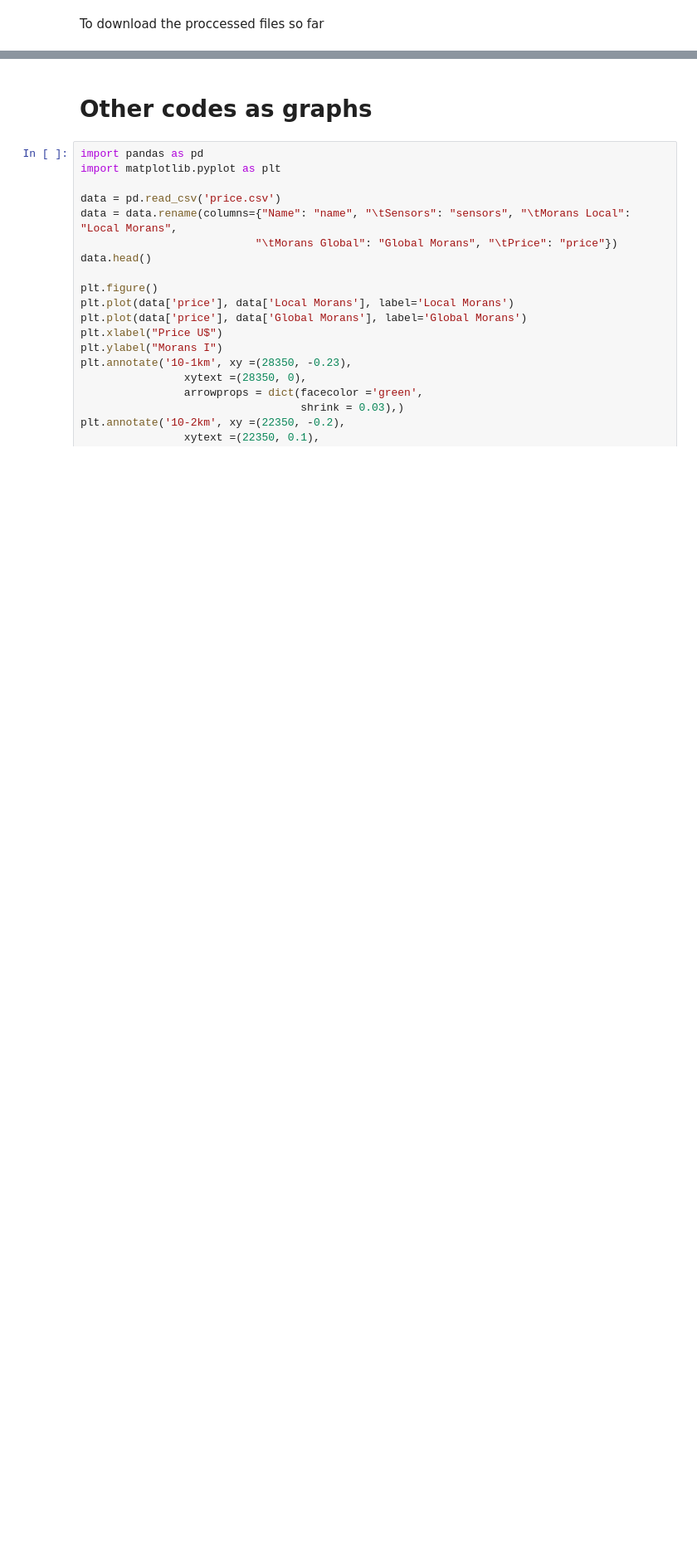
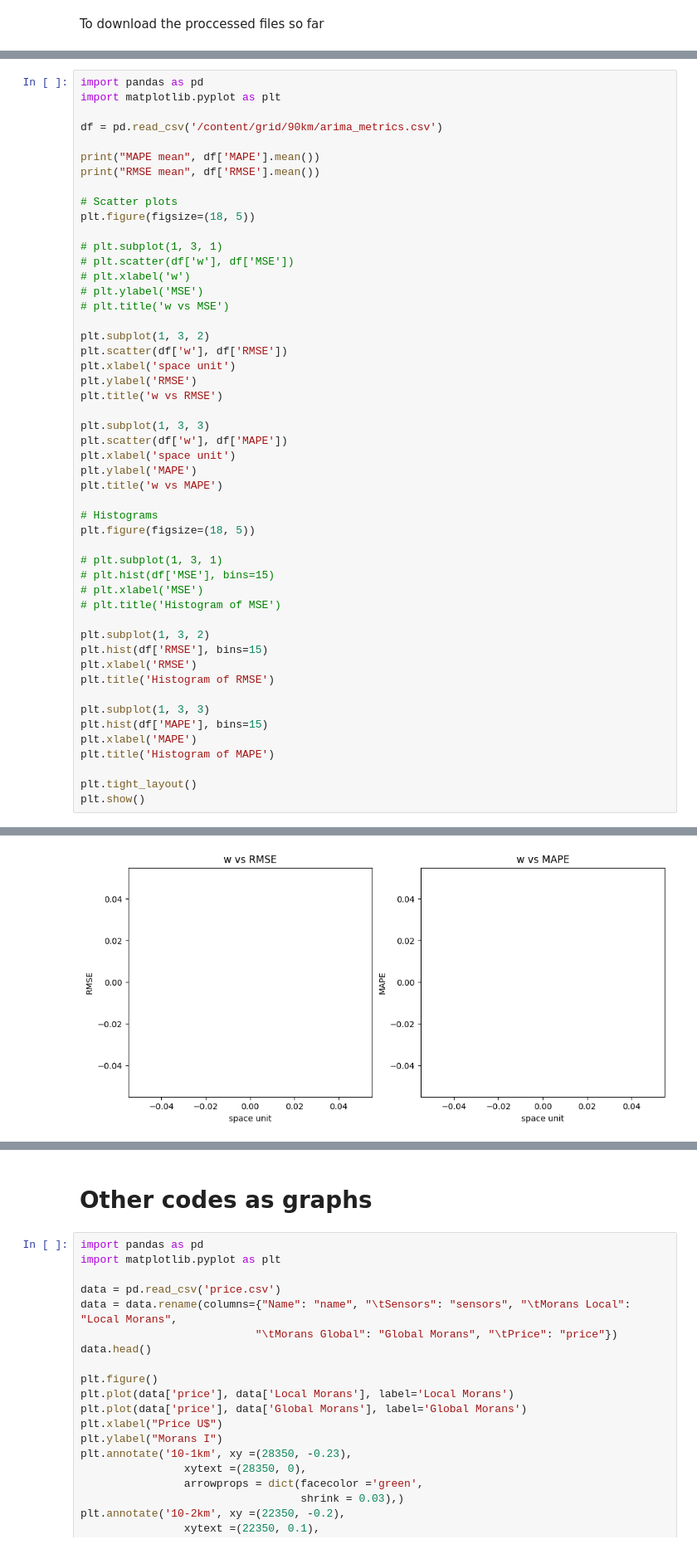
Before and after one commit to Leonild/TimeSeriesDataAnalysis, a Jupyter notebook: [PhD]TimeSeries.ipynb, the cells around one changed output, grey strips where cells are left out. Shown at 83% size. Cells and saved outputs as stored; diff of their text form; blank space fills up the shorter version.

```diff
--- a/[PhD]TimeSeries.ipynb
+++ b/[PhD]TimeSeries.ipynb
@@ -555,0 +845,51 @@ To download the proccessed files so far
+# %%
+import pandas as pd
+import matplotlib.pyplot as plt
+
+df = pd.read_csv('/content/grid/90km/arima_metrics.csv')
+
+print("MAPE mean", df['MAPE'].mean())
+print("RMSE mean", df['RMSE'].mean())
+
+# Scatter plots
+plt.figure(figsize=(18, 5))
+
+# plt.subplot(1, 3, 1)
+# plt.scatter(df['w'], df['MSE'])
+# plt.xlabel('w')
+# plt.ylabel('MSE')
+# plt.title('w vs MSE')
+
+plt.subplot(1, 3, 2)
+plt.scatter(df['w'], df['RMSE'])
+plt.xlabel('space unit')
+plt.ylabel('RMSE')
+plt.title('w vs RMSE')
+
+plt.subplot(1, 3, 3)
+plt.scatter(df['w'], df['MAPE'])
+plt.xlabel('space unit')
+plt.ylabel('MAPE')
+plt.title('w vs MAPE')
+
+# Histograms
+plt.figure(figsize=(18, 5))
+
+# plt.subplot(1, 3, 1)
+# plt.hist(df['MSE'], bins=15)
+# plt.xlabel('MSE')
+# plt.title('Histogram of MSE')
+
+plt.subplot(1, 3, 2)
+plt.hist(df['RMSE'], bins=15)
+plt.xlabel('RMSE')
+plt.title('Histogram of RMSE')
+
+plt.subplot(1, 3, 3)
+plt.hist(df['MAPE'], bins=15)
+plt.xlabel('MAPE')
+plt.title('Histogram of MAPE')
+
+plt.tight_layout()
+plt.show()
+# %% [output]
@@ -555,0 +898 @@ To download the proccessed files so far
+[figure, added]
```
Also changed, not shown: parts of 18 cells of this notebook.
